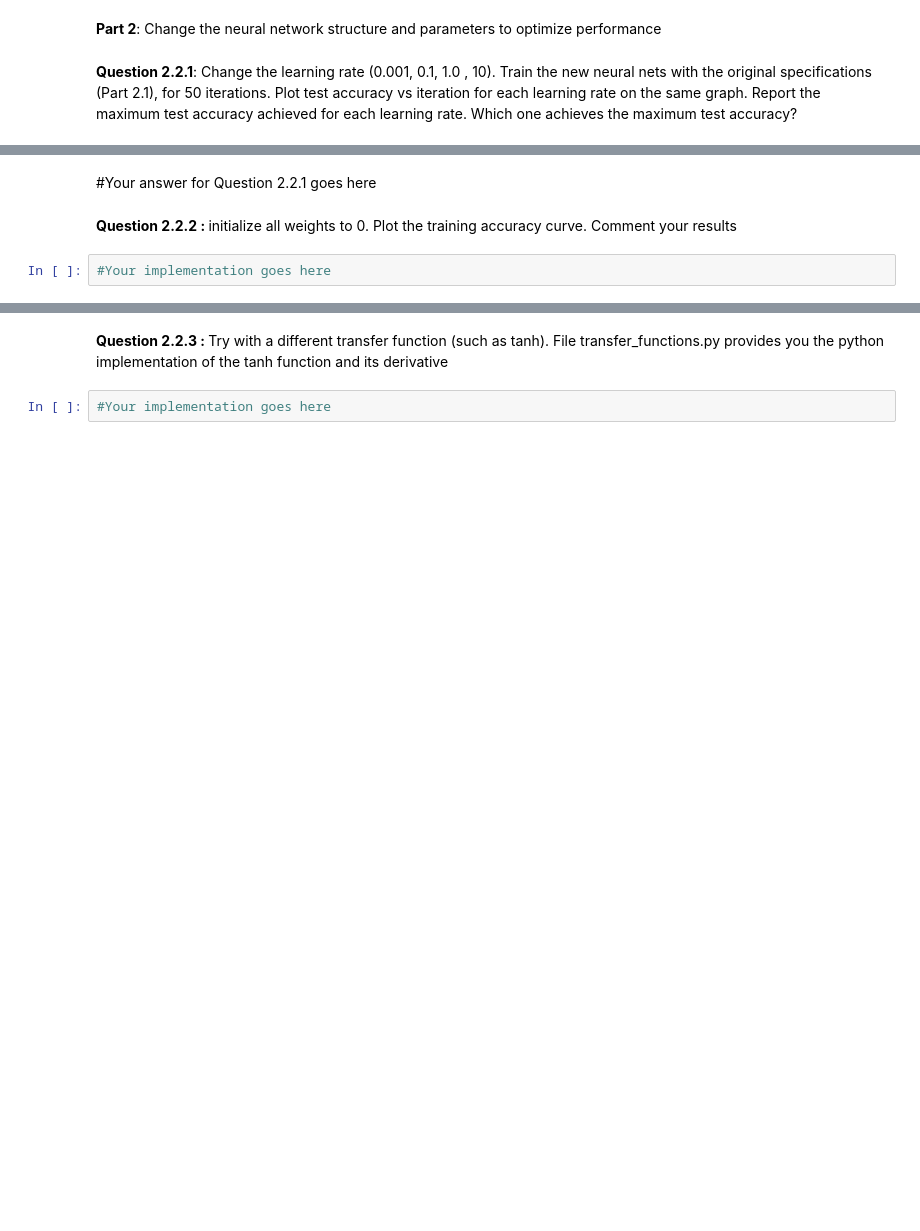
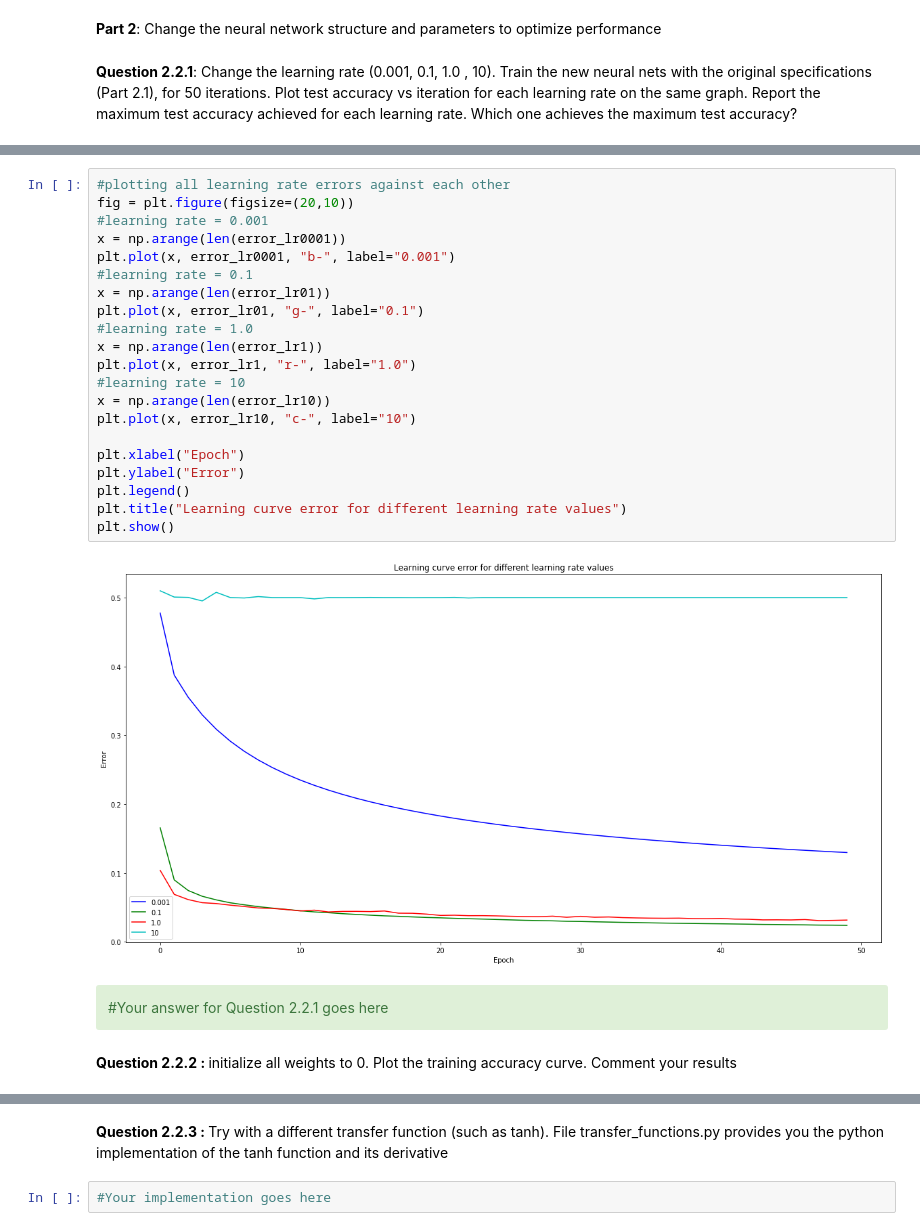
Before and after one commit to MatteoRomiti/DeepLearningLabs, a Jupyter notebook: lab1/TP1-notebook.ipynb, the cells around one changed output, grey strips where cells are left out. Cells and saved outputs as stored; diff of their text form; blank space fills up the shorter version.

```diff
--- a/lab1/TP1-notebook.ipynb
+++ b/lab1/TP1-notebook.ipynb
@@ -339,7 +469,30 @@ test accuracy achieved for each learning rate. Which one achieves the maximum te
+# %%
+#plotting all learning rate errors against each other
+fig = plt.figure(figsize=(20,10))
+#learning rate = 0.001
+x = np.arange(len(error_lr0001))
+plt.plot(x, error_lr0001, "b-", label="0.001")
+#learning rate = 0.1
+x = np.arange(len(error_lr01))
+plt.plot(x, error_lr01, "g-", label="0.1")
+#learning rate = 1.0
+x = np.arange(len(error_lr1))
+plt.plot(x, error_lr1, "r-", label="1.0")
+#learning rate = 10
+x = np.arange(len(error_lr10))
+plt.plot(x, error_lr10, "c-", label="10")
+
+plt.xlabel("Epoch")
+plt.ylabel("Error")
+plt.legend()
+plt.title("Learning curve error for different learning rate values")
+plt.show()
+# %% [output]
+[figure, added]
 # %% [markdown]
+<div class="alert alert-success">
 #Your answer for Question 2.2.1 goes here
+</div>
 # %% [markdown]
  <b> Question 2.2.2 : </b> initialize all weights to 0.  Plot the training accuracy curve.
 Comment your results
-# %%
-#Your implementation goes here
```
Also changed, not shown: parts of 26 cells of this notebook, 9 other files.
